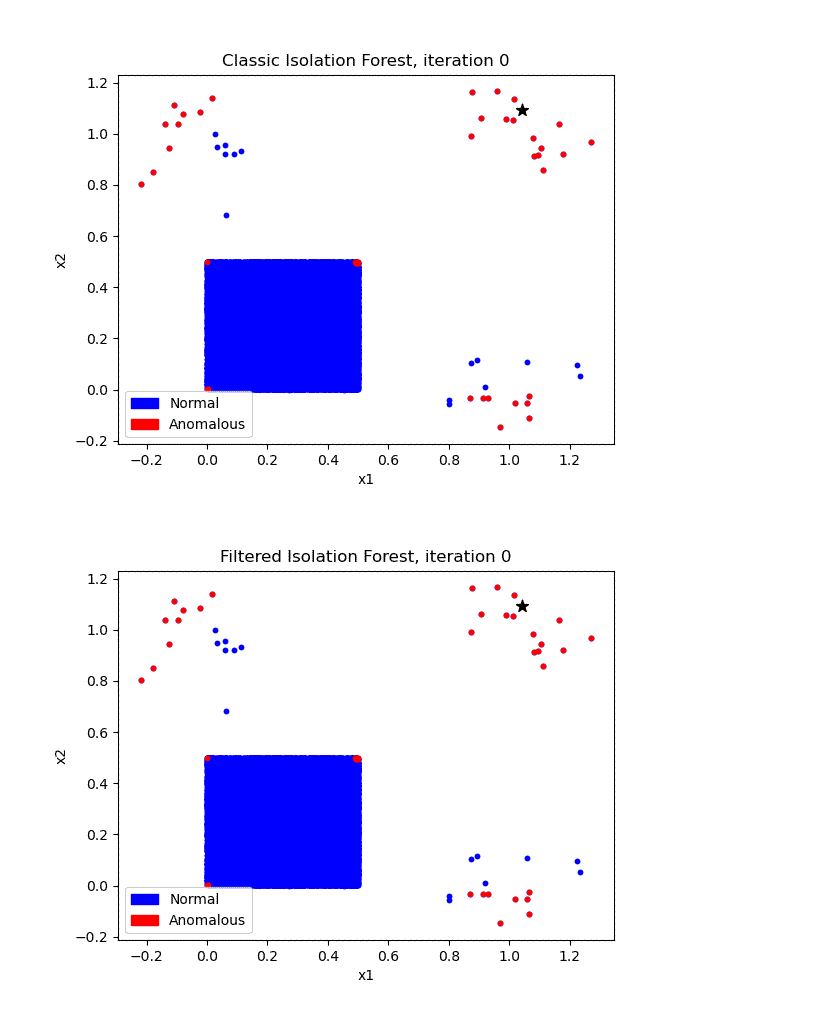
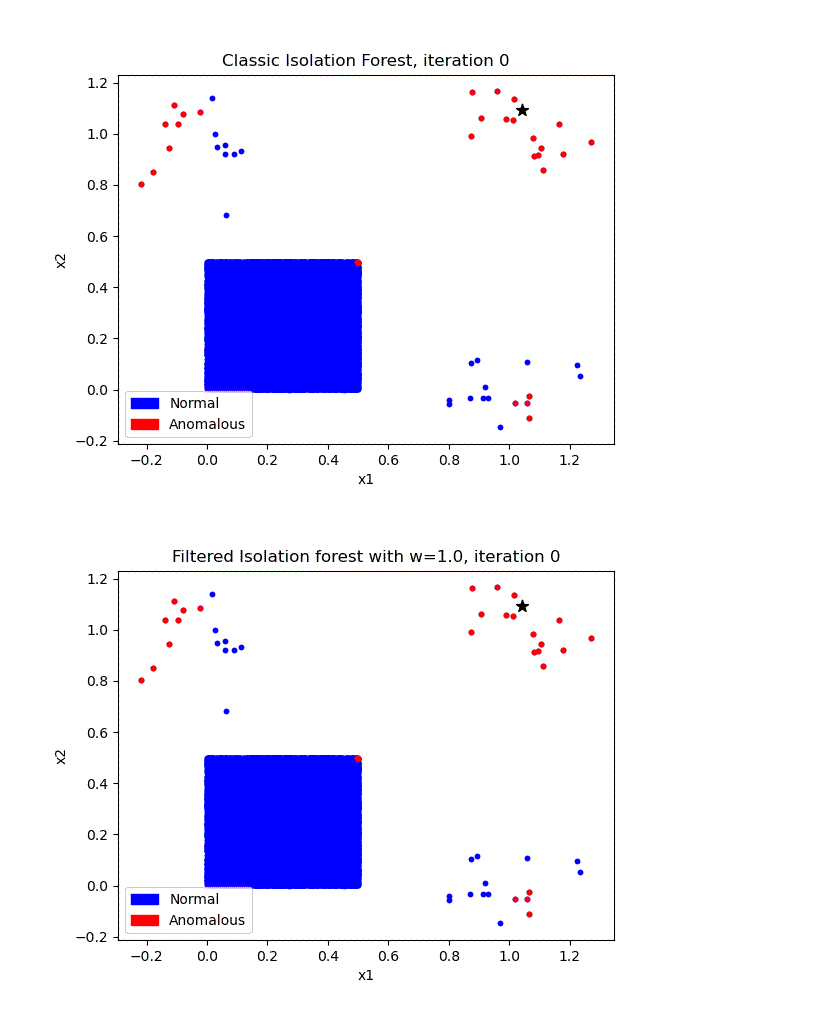
Before and after one commit to hombit/ssi-forest, a Jupyter notebook: notebooks/test_filtering.ipynb, the cells around one changed output. Cells and saved outputs as stored; diff of their text form; code cells hidden in the pictures.

Commit message:
More filtering. Now with weights.

```diff
--- a/notebooks/test_filtering.ipynb
+++ b/notebooks/test_filtering.ipynb
@@ -31,7 +31,7 @@ x = np.concatenate([generate_inliers(n_inliers, rng),
                     generate_outliers(n_outliers, rng, [1, 1]),
                     generate_outliers(n_outliers, rng, [0, 1]),
                     generate_outliers(n_outliers, rng, [1, 0])])
-x_labels = np.concatenate([np.ones(n_inliers), -np.ones(3 * n_outliers)])
+x_labels = np.concatenate([np.ones(n_inliers + n_outliers), -np.ones(2 * n_outliers)])
 # %%
 class AnomalyDetector:
     def __init__(self, title):
@@ -187,7 +187,7 @@ class ClassicIsoforestAnomalyDetector(AnomalyDetector):
         return False
 # %%
 class FilteredIsolationForestMixin:
-    def filter_trees(self, n_filter, X, X_labels):
+    def filter_trees(self, n_filter, X, X_labels, weight=1):
         """
         Filter the trees out.
 
@@ -201,6 +201,9 @@ class FilteredIsolationForestMixin:
 
         X_labels
             The labels of the objects. -1 is anomaly, 1 is not anomaly, 0 is uninformative.
+
+        weight
+            Weight of the false positive experience. Defaults to 1.
         """
         n_samples = X.shape[0]
         n_trees = len(self.estimators_)
@@ -215,7 +218,9 @@ class FilteredIsolationForestMixin:
                 np.ravel(estimator.decision_path(X).sum(axis=1)) + \
                 _average_path_length(n_samples_leaf) - 1
 
-        scores = (heights * np.reshape(X_labels, (-1, 1))).sum(axis=0)
+        weights = X_labels.copy()
+        weights[X_labels == 1] = weight
+        scores = (heights * np.reshape(weights, (-1, 1))).sum(axis=0)
         indices = scores.argsort()[n_filter:]
 
         self.estimators_ = [self.estimators_[i] for i in indices]
@@ -229,13 +234,14 @@ class FilteredIsolationForest(IsolationForest, FilteredIsolationForestMixin):
 
 
 class FilteredIsoforestLazyAnomalyDetector(AnomalyDetector):
-    def __init__(self, n_estimators=100, n_spares=400, title='Filtered Isolation Forest', **kwargs):
+    def __init__(self, n_estimators=100, n_spares=400, weight=1, title='Filtered Isolation Forest', **kwargs):
         super().__init__(title)
         self.n_estimators = n_estimators
         self.n_spares = n_spares
         self.args = kwargs
         self.isoforest = None
         self.train_data = None
+        self.weight = weight
 
     def train(self, data):
         self.train_data = data
@@ -253,7 +259,7 @@ class FilteredIsoforestLazyAnomalyDetector(AnomalyDetector):
             self.args['n_estimators'] = self.n_estimators + self.n_spares
             self.isoforest = FilteredIsolationForest(**self.args)
             self.isoforest.fit(self.train_data)
-            self.isoforest.filter_trees(self.n_spares, self.known_data, self.known_labels)
+            self.isoforest.filter_trees(self.n_spares, self.known_data, self.known_labels, weight=self.weight)
 
     def score(self, data):
         return self.isoforest.score_samples(data)
@@ -268,11 +274,16 @@ classic_experiment = AnomalyDetectionExperiment(regressor=classic_isoforest,
                                      data_features=x, data_labels=x_labels, capacity=100)
 classic_experiment.show_cartoon()
 # %% [output]
-[figure, old version]
+[figure, new version]
 # %%
-filtered_isoforest = FilteredIsoforestLazyAnomalyDetector(n_estimators=100, n_spares=400, random_state=0)
-filtered_experiment = AnomalyDetectionExperiment(regressor=filtered_isoforest,
+filtered_isoforest = FilteredIsoforestLazyAnomalyDetector(n_estimators=100, n_spares=900,
+                                                          random_state=0,
+                                                          weight=1.0,
+                                                          title='Filtered Isolation forest with w=1.0')
+
+filtered_experiment_100 = AnomalyDetectionExperiment(regressor=filtered_isoforest,
                                      data_features=x, data_labels=x_labels, capacity=100)
-filtered_experiment.show_cartoon()
+
+filtered_experiment_100.show_cartoon()
 # %% [output]
-[figure, old version]
+[figure, new version]
```
Also changed, not shown: parts of 2 cells of this notebook.
